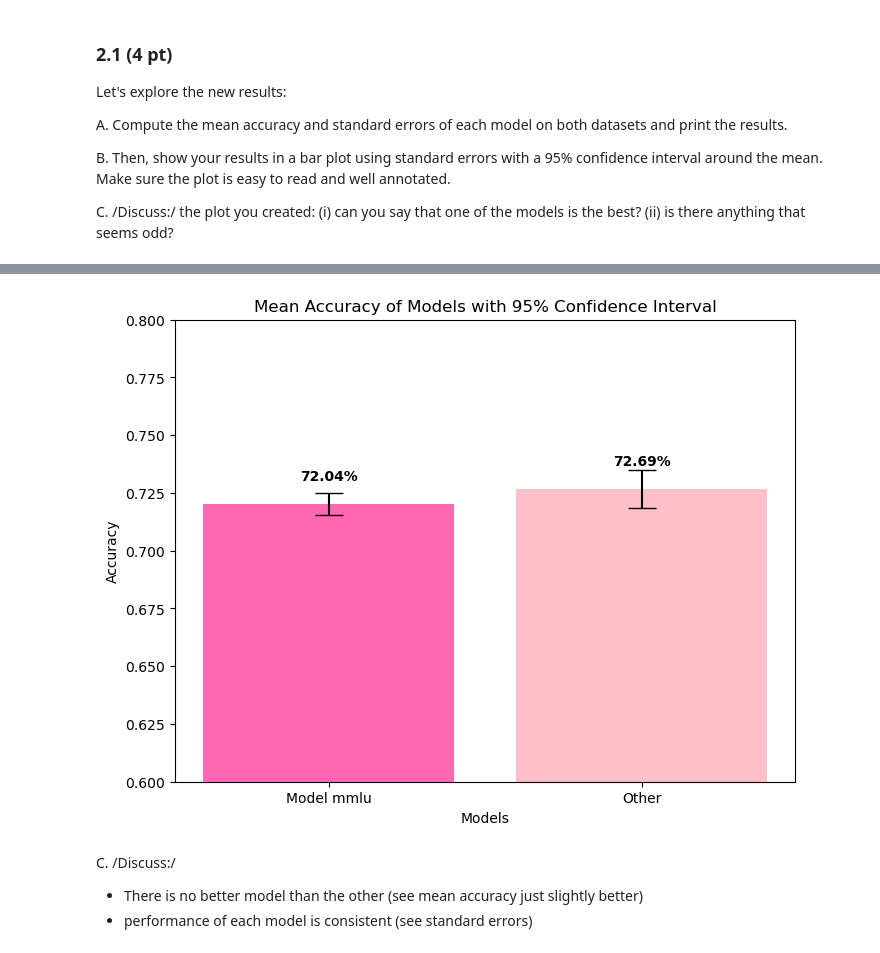
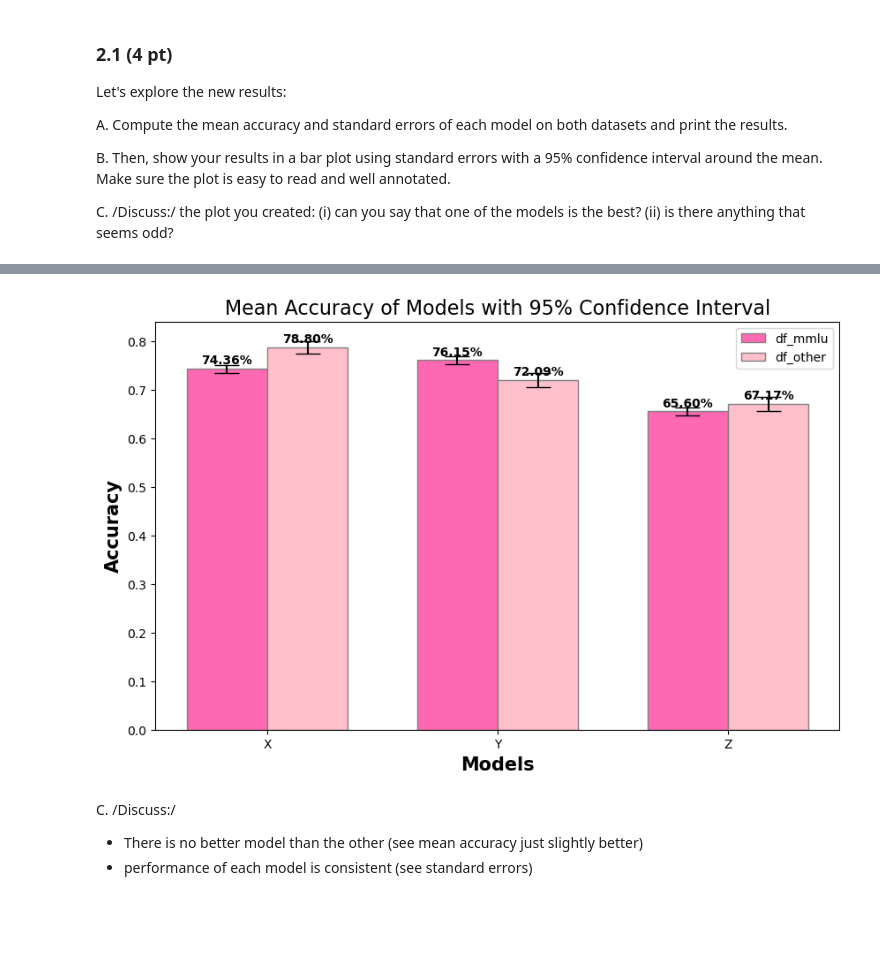
Before and after one commit to luciehmct/ADA2024, a Jupyter notebook: Homework/01_PROJECT_NEUTRALITY/analysis.ipynb, the cells around one changed output, grey strips where cells are left out. Drawn from its saved outputs; the diff is of its cells as text; code cells hidden in the pictures; blank space fills up the shorter version.

Commit message:
modif for 2.1 per model X,Y,Z

```diff
--- a/Homework/01_PROJECT_NEUTRALITY/analysis.ipynb
+++ b/Homework/01_PROJECT_NEUTRALITY/analysis.ipynb
@@ -549,28 +580,47 @@ Standard error for df_other: 0.0042
-# %%
-# B
-# Mean accuracies and standard errors for each model
-mean_accuracies = [mean_accuracy_mmlu, mean_accuracy_other]
-standard_errors = [standard_error_mmlu, standard_error_other]
-models = ['Model mmlu', 'Other']
-
-# Bar plot
-plt.figure(figsize=(8, 6))
-plt.bar(models, mean_accuracies, yerr=[1.96 * sem for sem in standard_errors], capsize=10, color=['hotpink', 'pink'])
-
-# Labels and title
-plt.xlabel('Models')
-plt.ylabel('Accuracy')
-plt.title('Mean Accuracy of Models with 95% Confidence Interval')
-plt.ylim(0.6, 0.8)  #To adjust
-
-# Add value labels on top of the bars
-for i, v in enumerate(mean_accuracies):
-    plt.text(i, v + 0.01, f'{v:.2%}', ha='center', fontweight='bold')
-
-# Show the plot
-plt.show()
-# %% [output]
-[figure, removed]
+# %%
+#B
+# Mean accuracies and standard errors for each model
+mean_accuracies_mmlu = [mean_accuracy_mmlu_X, mean_accuracy_mmlu_Y, mean_accuracy_mmlu_Z]
+mean_accuracies_other = [mean_accuracy_other_X, mean_accuracy_other_Y, mean_accuracy_other_Z]
+
+standard_errors_mmlu = [standard_error_mmlu_X, standard_error_mmlu_Y, standard_error_mmlu_Z]
+standard_errors_other = [standard_error_other_X, standard_error_other_Y, standard_error_other_Z]
+
+models = ['X', 'Y', 'Z']
+barWidth = 0.35
+
+# Set positions of the bars on X-axis for mmlu and other
+r1 = np.arange(len(models))  # positions for mmlu
+r2 = [x + barWidth for x in r1]  # positions for other
+
+plt.figure(figsize=(10, 6))
+
+# Bars for df_mmlu
+plt.bar(r1, mean_accuracies_mmlu, yerr=[1.96 * sem for sem in standard_errors_mmlu], color='hotpink', width=barWidth, edgecolor='grey', capsize=10, label='df_mmlu')
+
+# Bars for df_other
+plt.bar(r2, mean_accuracies_other, yerr=[1.96 * sem for sem in standard_errors_other], color='pink', width=barWidth, edgecolor='grey', capsize=10, label='df_other')
+
+# Add labels and title
+plt.xlabel('Models', fontweight='bold', fontsize=15)
+plt.ylabel('Accuracy', fontweight='bold', fontsize=15)
+plt.title('Mean Accuracy of Models with 95% Confidence Interval', fontsize=16)
+
+# Custom X-axis labels
+plt.xticks([r + barWidth / 2 for r in r1], models)
+
+# Add value labels on top of the bars for df_mmlu
+for i, v in enumerate(mean_accuracies_mmlu):
+    plt.text(r1[i], v + 0.01, f'{v:.2%}', ha='center', fontweight='bold')
+
+# Add value labels on top of the bars for df_other
+for i, v in enumerate(mean_accuracies_other):
+    plt.text(r2[i], v + 0.01, f'{v:.2%}', ha='center', fontweight='bold')
+
+plt.legend()
+plt.show()
+# %% [output]
+[figure, added]
 # %% [markdown]
 C. /Discuss:/
 
```
Also changed, not shown: parts of 5 cells of this notebook.
